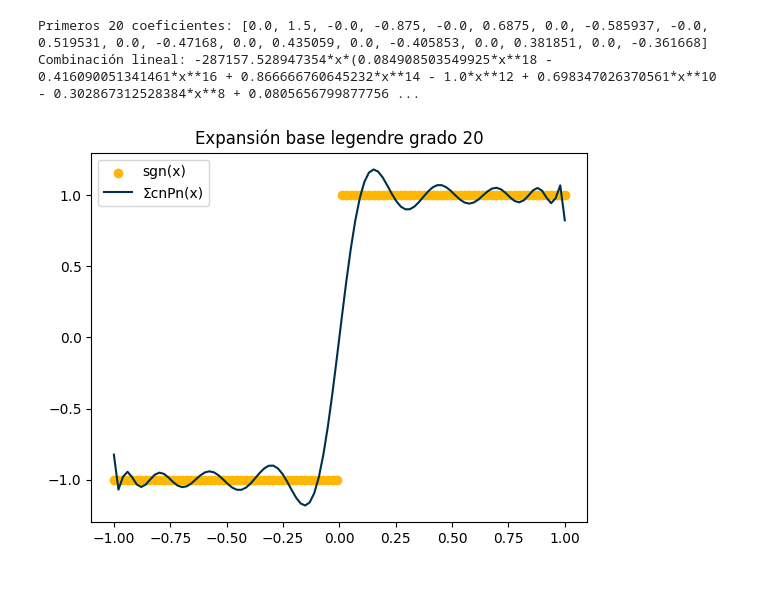
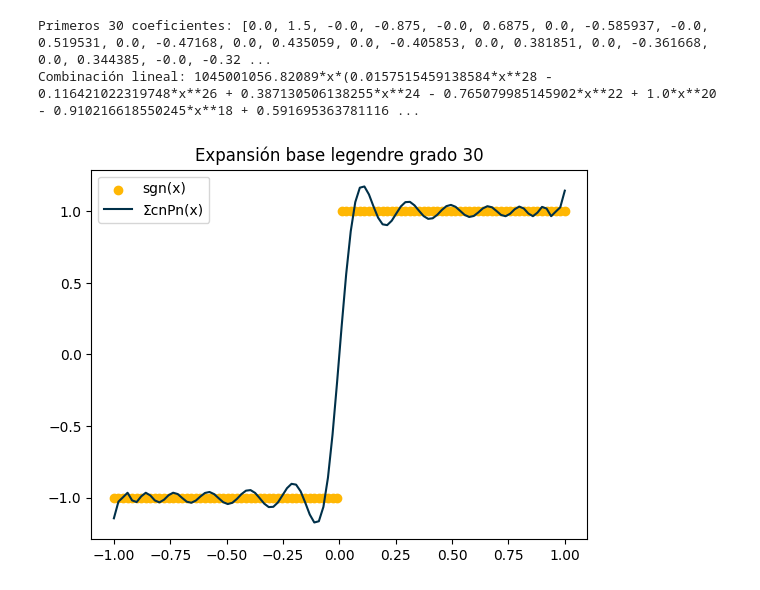
Before and after one commit to PabloCavanzo/MetodosI_AntonioMorillo_PabloCavanzo, a Jupyter notebook: Tarea integración/4.14.8.21.ipynb, the cells around one changed output. Saved outputs shown, nothing was run; the diff lists cells and outputs as text; code cells hidden in the pictures.

Commit message:
expansión grado n

```diff
--- a/Tarea integración/4.14.8.21.ipynb
+++ b/Tarea integración/4.14.8.21.ipynb
@@ -61,39 +61,40 @@ def coeficiente(f, Weights, Roots, n):
     return (n+0.5)*(integral0_1 + integral1_0)
 
 def primeros_n_coeficientes(f, Weights, Roots, n):
     coeff = np.array([])
     for i in range(n):
         coeff = np.append(coeff,(coeficiente(f, Weights, Roots, i)))
 
     return np.round(coeff,6).tolist()
 
 #(g) Calcule la combinación lineal (Ecuación (4.193)) para cada
 #valor del dominio que uso para dibujar la función original.
 
 def comb_lineal(f,n,roots,weights):
     p = 0
-    coeficientes = primeros_n_coeficientes(f,weights,roots,20)
-    polinomios = primeros_n_polinomios(20)
+    coeficientes = primeros_n_coeficientes(f,weights,roots,n)
+    polinomios = primeros_n_polinomios(n)
 
     for i in range(n):
        p += coeficientes[i] * polinomios[i]
 
     return p
 
 
 #(h) Dibuje la representación en la base de Legendre para obtener:
 
+n = 30
 fig, ax = plt.subplots()
-print("Primeros 20 coeficientes:",list(primeros_n_coeficientes(sgn,weights,roots,20)))
-print("Combinación lineal:",sp.factor(comb_lineal(sgn,20,roots,weights)))
-f_num = sp.lambdify(sp.Symbol("x"),comb_lineal(sgn,20,roots,weights),"numpy")
+print("Primeros " + str(n) + " coeficientes:",list(primeros_n_coeficientes(sgn,weights,roots,n)))
+print("Combinación lineal:",sp.factor(comb_lineal(sgn,n,roots,weights)))
+f_num = sp.lambdify(sp.Symbol("x"),comb_lineal(sgn,n,roots,weights),"numpy")
 Y2 = f_num(X)
 ax.scatter(X, Y,label="sgn(x)",color="#ffb703")
 ax.plot(X,Y2,color="#003049",label="ΣcnPn(x)")
-ax.set_title("Expansión base legendre grado 20")
+ax.set_title("Expansión base legendre grado "+ str(n))
 plt.legend()
 plt.show()
 # %% [output]
-Primeros 20 coeficientes: [0.0, 1.5, -0.0, -0.875, -0.0, 0.6875, 0.0, -0.585937, -0.0, 0.519531, 0.0, -0.47168, 0.0, 0.435059, 0.0, -0.405853, 0.0, 0.381851, 0.0, -0.361668]
-Combinación lineal: -287157.528947354*x*(0.084908503549925*x**18 - 0.416090051341461*x**16 + 0.866666760645232*x**14 - 1.0*x**12 + 0.698347026370561*x**10 - 0.302867312528384*x**8 + 0.0805656799877756 ...
+Primeros 30 coeficientes: [0.0, 1.5, -0.0, -0.875, -0.0, 0.6875, 0.0, -0.585937, -0.0, 0.519531, 0.0, -0.47168, 0.0, 0.435059, 0.0, -0.405853, 0.0, 0.381851, 0.0, -0.361668, 0.0, 0.344385, -0.0, -0.32 ...
+Combinación lineal: 1045001056.82089*x*(0.0157515459138584*x**28 - 0.116421022319748*x**26 + 0.387130506138255*x**24 - 0.765079985145902*x**22 + 1.0*x**20 - 0.910216618550245*x**18 + 0.591695363781116 ...
-[figure, old version]
+[figure, new version]
```
Also changed, not shown: 1 other file.
